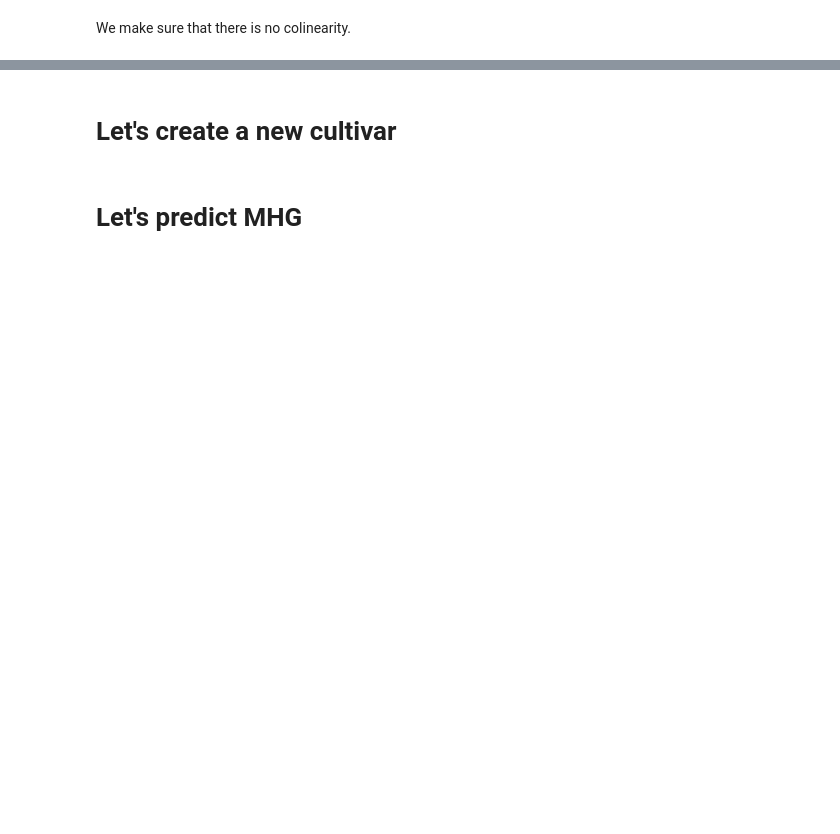
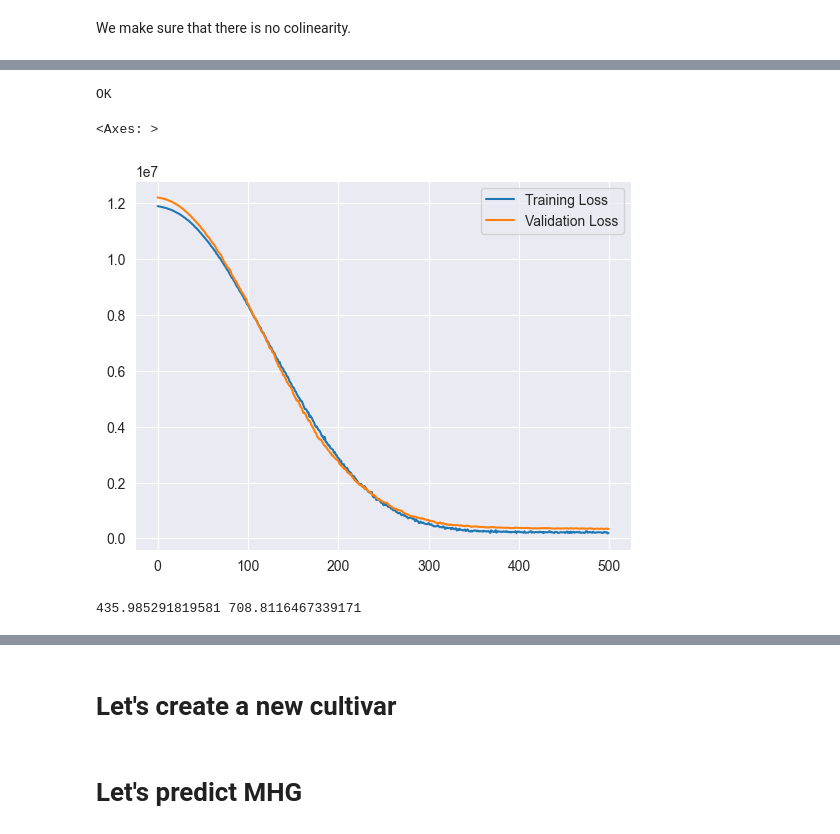
Before and after one commit to cata1212112/SoybeanCultivars, a Jupyter notebook: main.ipynb, the cells around one changed output, grey strips where cells are left out. Cells and saved outputs as stored; diff of their text form; code cells hidden in the pictures; blank space fills up the shorter version.

```diff
--- a/main.ipynb
+++ b/main.ipynb
@@ -480,0 +357,32 @@ a
+# %%
+gy_model_data = gy_model_data.sample(frac=1)
+train_data, validation_data = train_test_split(gy_model_data, test_size=0.1)
+train_data = train_data.reset_index()
+validation_data = validation_data.reset_index()
+X_train = train_data.drop('GY', axis=1)
+y_train = train_data['GY']
+X_validation = validation_data.drop('GY', axis=1)
+y_validation = validation_data['GY']
+X_train.drop('index', axis=1, inplace=True)
+X_validation.drop('index', axis=1, inplace=True)
+# %%
+from sklearn.preprocessing import StandardScaler
+float_cols = X_train.select_dtypes(include='float64').columns
+scaler = StandardScaler()
+scaler.fit(X_train[float_cols])
+X_train[float_cols] = scaler.transform(X_train[float_cols])
+X_validation[float_cols] = scaler.transform(X_validation[float_cols])
+# %%
+import utilities
+model = neuralNetwork.SoyBeanNetwork(len(X_train.columns)).to(device)
+criterion = nn.MSELoss()
+optimizer = optim.Adam(model.parameters(), lr=1e-3)
+train_losses, val_lossses = utilities.train(model, 500, criterion, optimizer, X_train, y_train, X_validation, y_validation)
+# %% [output]
+OK
+# %%
+sns.lineplot(train_losses, label='Training Loss')
+sns.lineplot(val_lossses, label='Validation Loss')
+# %% [output]
+<Axes: >
+[figure, added]
@@ -480,0 +392,4 @@ a
+# %%
+print(root_mean_squared_error(y_train_pred.squeeze(1), y_train.to_numpy()), root_mean_squared_error(y_val_pred.squeeze(1), y_validation.to_numpy()))
+# %% [output]
+435.985291819581 708.8116467339171
```
Also changed, not shown: parts of 35 cells of this notebook, 2 other files.
